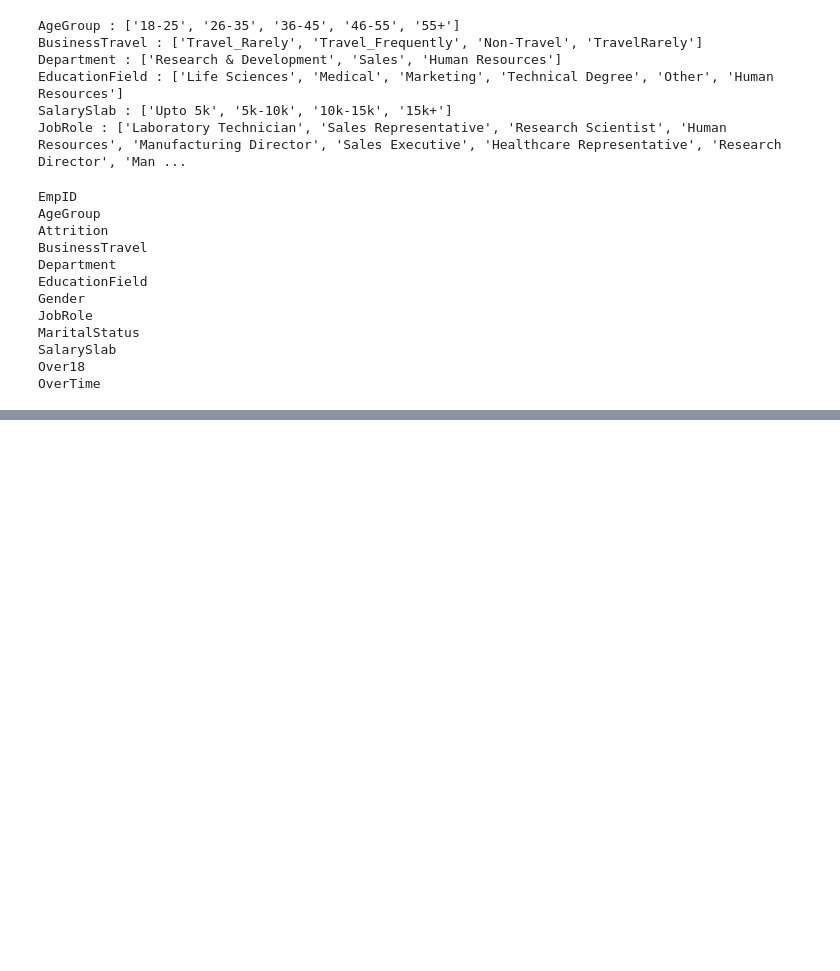
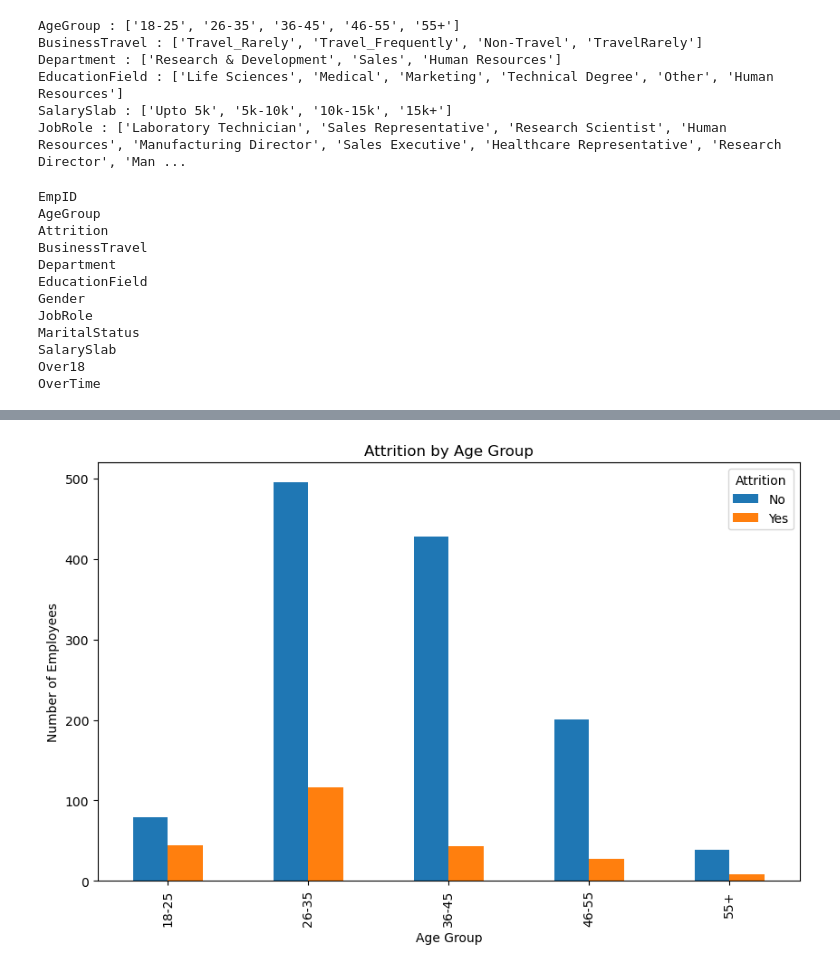
Before and after one commit to SethMoffat/Project_1, a Jupyter notebook: explore.ipynb, the cells around one changed output, grey strips where cells are left out. Cells and saved outputs as stored; diff of their text form; code cells hidden in the pictures; blank space fills up the shorter version.

```diff
--- a/explore.ipynb
+++ b/explore.ipynb
@@ -88,0 +109,14 @@ OverTime
+# %%
+import matplotlib.pyplot as plt
+
+# Group the data by AgeGroup and Attrition
+age_attrition = df.groupby(['AgeGroup', 'Attrition']).size().unstack()
+
+# Create a bar plot
+age_attrition.plot(kind='bar', stacked=False, figsize=(10, 6))
+plt.title('Attrition by Age Group')
+plt.xlabel('Age Group')
+plt.ylabel('Number of Employees')
+plt.show()
+# %% [output]
+[figure, added]
```
Also changed, not shown: parts of 6 cells of this notebook.
